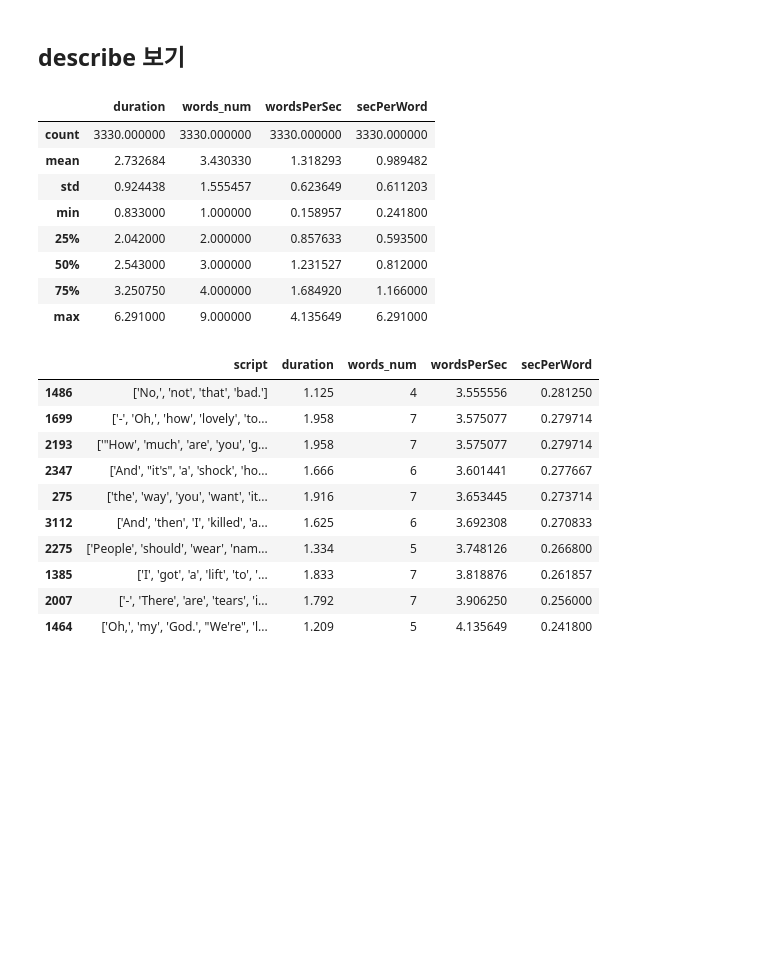
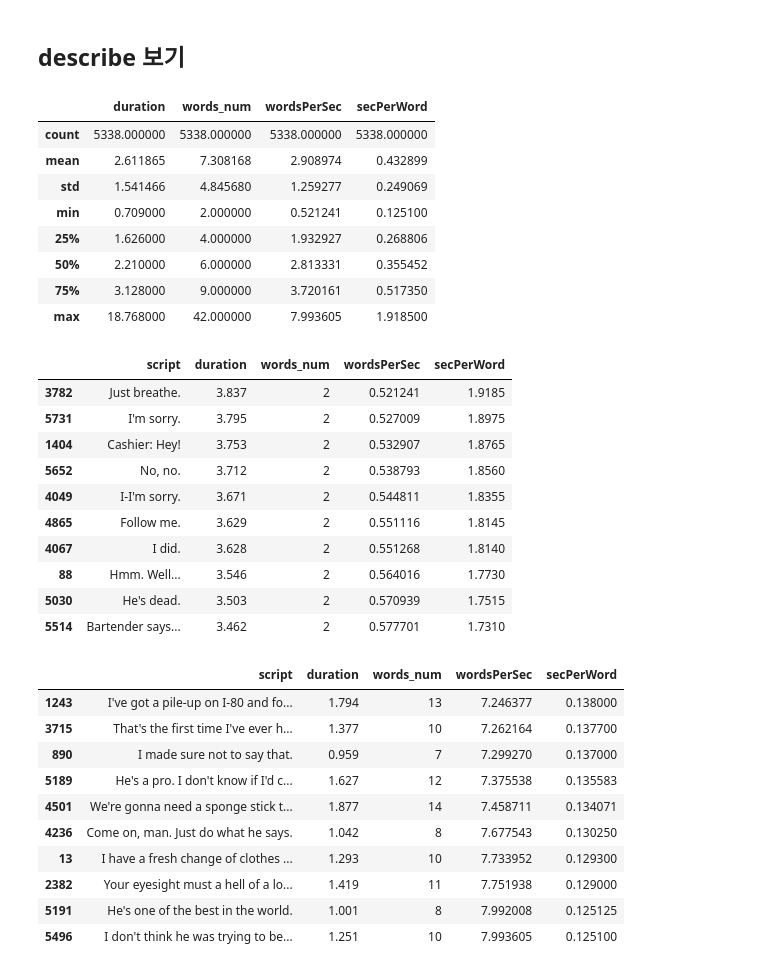
Before and after one commit to yuliepie/netflixschool, a Jupyter notebook: data_preprocessing/ipynb/VTT_WPS_processing.ipynb, the cells around one changed output. Saved outputs shown, nothing was run; the diff lists cells and outputs as text; code cells hidden in the pictures; blank space fills up the shorter version.

```diff
--- a/data_preprocessing/ipynb/VTT_WPS_processing.ipynb
+++ b/data_preprocessing/ipynb/VTT_WPS_processing.ipynb
@@ -173,0 +192,4 @@ df
+# %%
+df = df[df['words_num']!=1]
+df = df[df['wordsPerSec']>=0.5].sort_values('words_num')
+df
@@ -177,31 +213,42 @@ df
 df.describe()
 # %% [output]
 |  | duration | words_num | wordsPerSec | secPerWord |
-| count | 3330.000000 | 3330.000000 | 3330.000000 | 3330.000000 |
-| mean | 2.732684 | 3.430330 | 1.318293 | 0.989482 |
-| std | 0.924438 | 1.555457 | 0.623649 | 0.611203 |
-| min | 0.833000 | 1.000000 | 0.158957 | 0.241800 |
-| 25% | 2.042000 | 2.000000 | 0.857633 | 0.593500 |
-| 50% | 2.543000 | 3.000000 | 1.231527 | 0.812000 |
-| 75% | 3.250750 | 4.000000 | 1.684920 | 1.166000 |
-| max | 6.291000 | 9.000000 | 4.135649 | 6.291000 |
+| count | 5338.000000 | 5338.000000 | 5338.000000 | 5338.000000 |
+| mean | 2.611865 | 7.308168 | 2.908974 | 0.432899 |
+| std | 1.541466 | 4.845680 | 1.259277 | 0.249069 |
+| min | 0.709000 | 2.000000 | 0.521241 | 0.125100 |
+| 25% | 1.626000 | 4.000000 | 1.932927 | 0.268806 |
+| 50% | 2.210000 | 6.000000 | 2.813331 | 0.355452 |
+| 75% | 3.128000 | 9.000000 | 3.720161 | 0.517350 |
+| max | 18.768000 | 42.000000 | 7.993605 | 1.918500 |
 # %%
 df = df.sort_values('wordsPerSec')
 pd.set_option('min_rows', 10)
 pd.set_option('max_rows', 10)
-df.tail(10)
+display(df.head(10), df.tail(10))
 # %% [output]
 |  | script | duration | words_num | wordsPerSec | secPerWord |
-| 1486 | ['No,', 'not', 'that', 'bad.'] | 1.125 | 4 | 3.555556 | 0.281250 |
-| 1699 | ['-', 'Oh,', 'how', 'lovely', 'to... | 1.958 | 7 | 3.575077 | 0.279714 |
-| 2193 | ['"How', 'much', 'are', 'you', 'g... | 1.958 | 7 | 3.575077 | 0.279714 |
-| 2347 | ['And', "it's", 'a', 'shock', 'ho... | 1.666 | 6 | 3.601441 | 0.277667 |
-| 275 | ['the', 'way', 'you', 'want', 'it... | 1.916 | 7 | 3.653445 | 0.273714 |
-| 3112 | ['And', 'then', 'I', 'killed', 'a... | 1.625 | 6 | 3.692308 | 0.270833 |
-| 2275 | ['People', 'should', 'wear', 'nam... | 1.334 | 5 | 3.748126 | 0.266800 |
-| 1385 | ['I', 'got', 'a', 'lift', 'to', '... | 1.833 | 7 | 3.818876 | 0.261857 |
-| 2007 | ['-', 'There', 'are', 'tears', 'i... | 1.792 | 7 | 3.906250 | 0.256000 |
-| 1464 | ['Oh,', 'my', 'God.', "We're", 'l... | 1.209 | 5 | 4.135649 | 0.241800 |
+| 3782 | Just breathe. | 3.837 | 2 | 0.521241 | 1.9185 |
+| 5731 | I'm sorry. | 3.795 | 2 | 0.527009 | 1.8975 |
+| 1404 | Cashier: Hey! | 3.753 | 2 | 0.532907 | 1.8765 |
+| 5652 | No, no. | 3.712 | 2 | 0.538793 | 1.8560 |
+| 4049 | I-I'm sorry. | 3.671 | 2 | 0.544811 | 1.8355 |
+| 4865 | Follow me. | 3.629 | 2 | 0.551116 | 1.8145 |
+| 4067 | I did. | 3.628 | 2 | 0.551268 | 1.8140 |
+| 88 | Hmm. Well... | 3.546 | 2 | 0.564016 | 1.7730 |
+| 5030 | He's dead. | 3.503 | 2 | 0.570939 | 1.7515 |
+| 5514 | Bartender says... | 3.462 | 2 | 0.577701 | 1.7310 |
+|  | script | duration | words_num | wordsPerSec | secPerWord |
+| 1243 | I've got a pile-up on I-80 and fo... | 1.794 | 13 | 7.246377 | 0.138000 |
+| 3715 | That's the first time I've ever h... | 1.377 | 10 | 7.262164 | 0.137700 |
+| 890 | I made sure not to say that. | 0.959 | 7 | 7.299270 | 0.137000 |
+| 5189 | He's a pro. I don't know if I'd c... | 1.627 | 12 | 7.375538 | 0.135583 |
+| 4501 | We're gonna need a sponge stick t... | 1.877 | 14 | 7.458711 | 0.134071 |
+| 4236 | Come on, man. Just do what he says. | 1.042 | 8 | 7.677543 | 0.130250 |
+| 13 | I have a fresh change of clothes ... | 1.293 | 10 | 7.733952 | 0.129300 |
+| 2382 | Your eyesight must a hell of a lo... | 1.419 | 11 | 7.751938 | 0.129000 |
+| 5191 | He's one of the best in the world. | 1.001 | 8 | 7.992008 | 0.125125 |
+| 5496 | I don't think he was trying to be... | 1.251 | 10 | 7.993605 | 0.125100 |
 # %%
 df = df.sort_values('secPerWord')
 df.tail(10)
```
Also changed, not shown: parts of 11 cells of this notebook.
